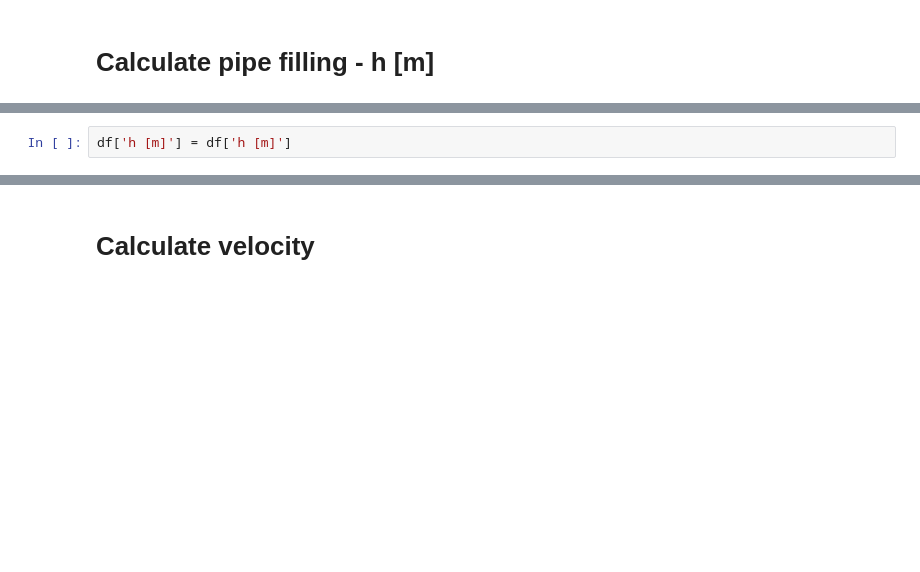
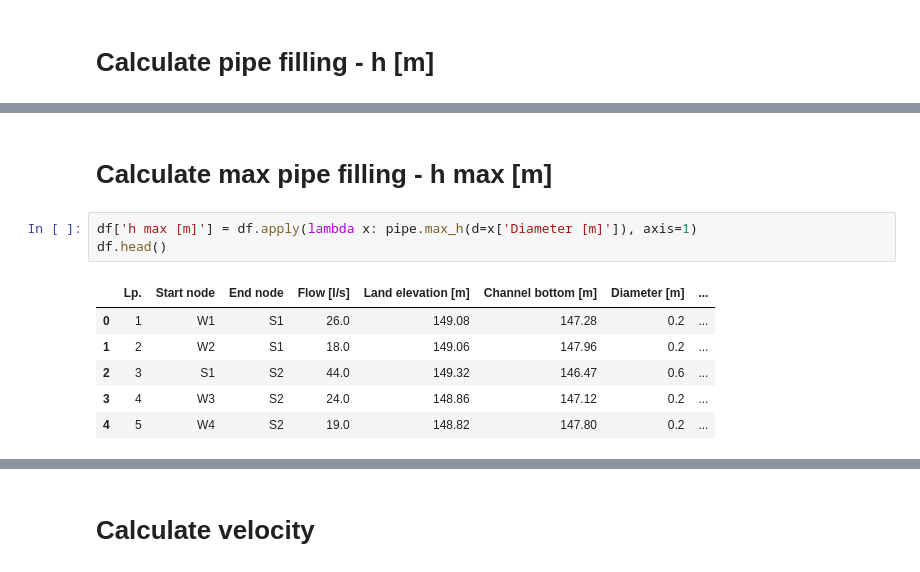
Before and after one commit to BuczynskiRafal/pipe_calculations, a Jupyter notebook: Pipe_drop.ipynb, the cells around one changed output, grey strips where cells are left out. Saved outputs shown, nothing was run; the diff lists cells and outputs as text; blank space fills up the shorter version.

```diff
--- a/Pipe_drop.ipynb
+++ b/Pipe_drop.ipynb
@@ -87,2 +82,12 @@ df.head(20)
-# %%
-df['h [m]'] = df['h [m]']
+# %% [markdown]
+# Calculate max pipe filling - h max [m]
+# %%
+df['h max [m]'] = df.apply(lambda x: pipe.max_h(d=x['Diameter [m]']), axis=1)
+df.head()
+# %% [output]
+|  | Lp. | Start node | End node | Flow [l/s] | Land elevation [m] | Channel bottom [m] | Diameter [m] | ... |
+| 0 | 1 | W1 | S1 | 26.0 | 149.08 | 147.28 | 0.2 | ... |
+| 1 | 2 | W2 | S1 | 18.0 | 149.06 | 147.96 | 0.2 | ... |
+| 2 | 3 | S1 | S2 | 44.0 | 149.32 | 146.47 | 0.6 | ... |
+| 3 | 4 | W3 | S2 | 24.0 | 148.86 | 147.12 | 0.2 | ... |
+| 4 | 5 | W4 | S2 | 19.0 | 148.82 | 147.80 | 0.2 | ... |
```
Also changed, not shown: parts of 15 cells of this notebook.
